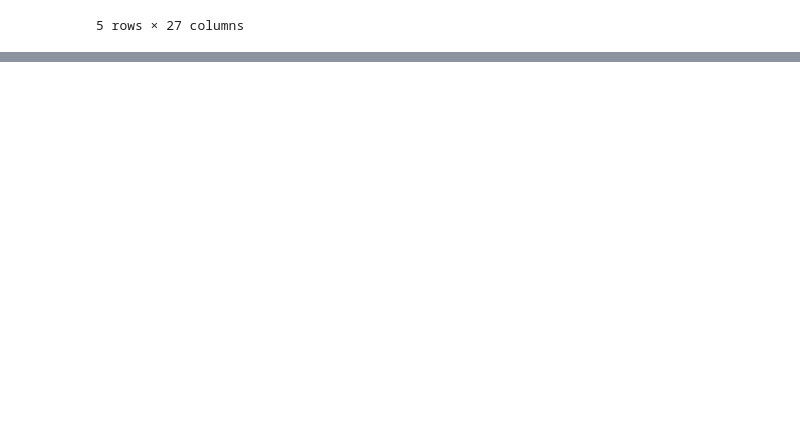
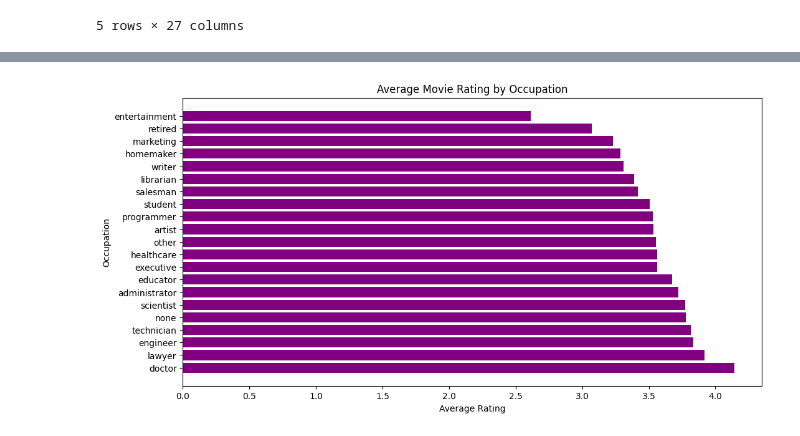
Before and after one commit to MrMinton/MovieLens100K, a Jupyter notebook: movielens_analysis.ipynb, the cells around one changed output, grey strips where cells are left out. Saved outputs shown, nothing was run; the diff lists cells and outputs as text; code cells hidden in the pictures; blank space fills up the shorter version.

```diff
--- a/movielens_analysis.ipynb
+++ b/movielens_analysis.ipynb
@@ -495,0 +548,11 @@ plt.bar(gender_data.index, gender_data.values)
+# %%
+# Plot 3: Average Rating by Occupation
+occupation_ratings = unique_users.groupby('occupation')['rating'].mean().sort_values(ascending=False)
+plt.figure(figsize=(12, 6))
+plt.barh(occupation_ratings.index, occupation_ratings.values, color='purple')
+plt.xlabel('Average Rating')
+plt.ylabel('Occupation')
+plt.title('Average Movie Rating by Occupation')
+plt.show()
+# %% [output]
+[figure, added]
```
Also changed, not shown: parts of 12 cells of this notebook.
